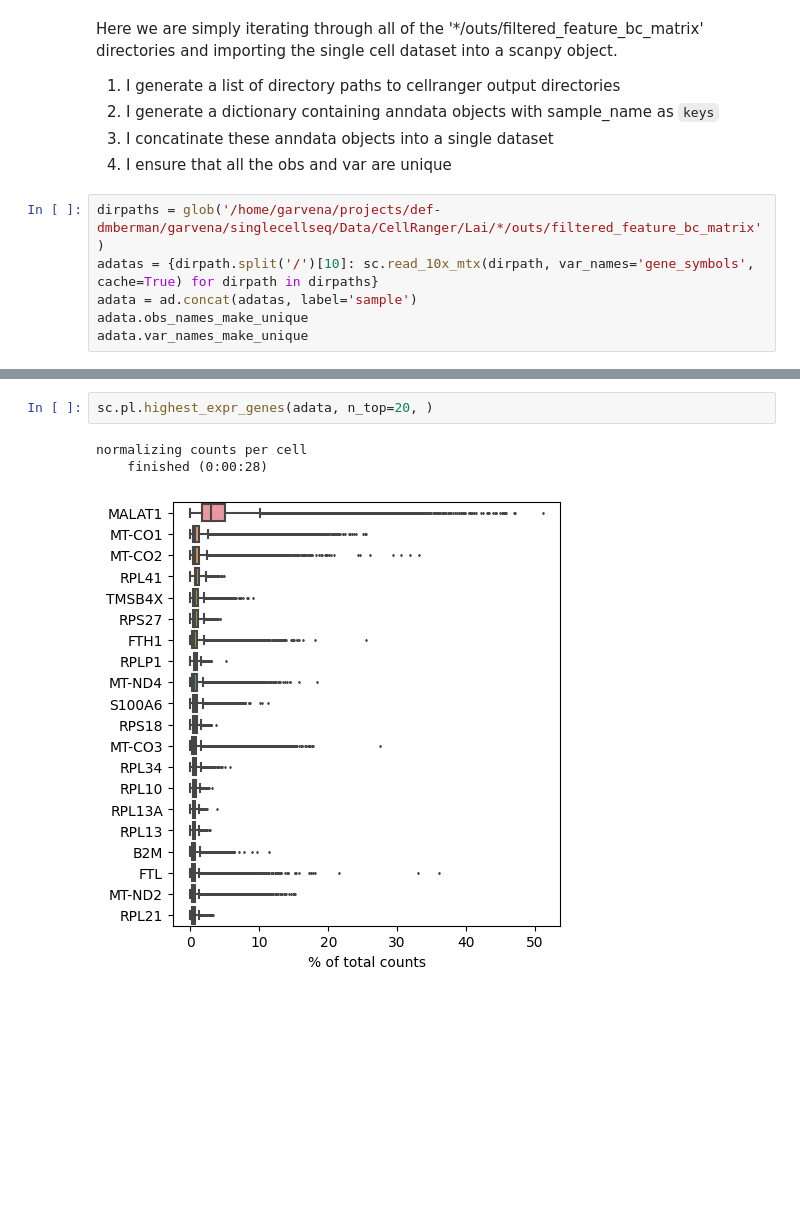
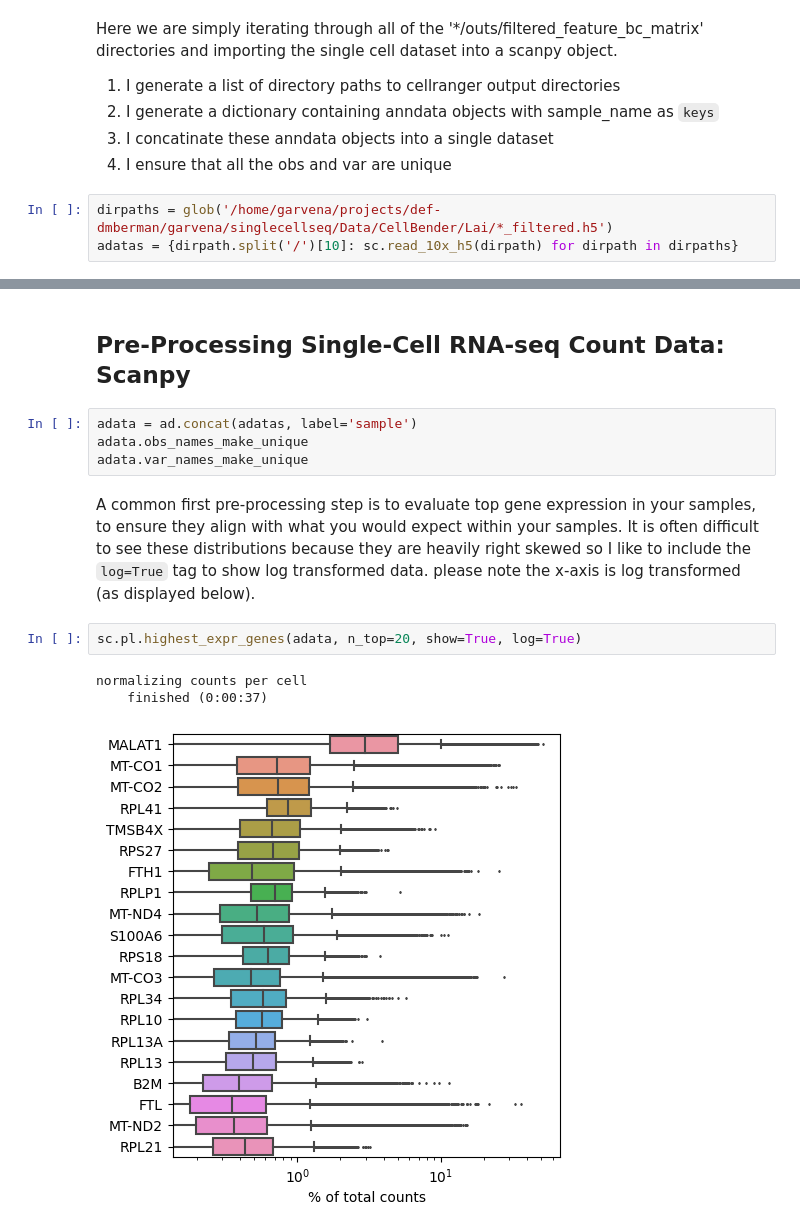
Before and after one commit to AndrewGarven/SingleCellSeq, a Jupyter notebook: PythonScripts/Main.ipynb, the cells around one changed output, grey strips where cells are left out. Cells and saved outputs as stored; diff of their text form; blank space fills up the shorter version.

```diff
--- a/PythonScripts/Main.ipynb
+++ b/PythonScripts/Main.ipynb
@@ -20,9 +21,6 @@ Here we are simply iterating through all of the '*/outs/filtered_feature_bc_matr
 3. I concatinate these anndata objects into a single dataset
 4. I ensure that all the obs and var are unique
 # %%
-dirpaths = glob('/home/garvena/projects/def-dmberman/garvena/singlecellseq/Data/CellRanger/Lai/*/outs/filtered_feature_bc_matrix')
-adatas = {dirpath.split('/')[10]: sc.read_10x_mtx(dirpath, var_names='gene_symbols', cache=True) for dirpath in dirpaths}
-adata = ad.concat(adatas, label='sample')
-adata.obs_names_make_unique
-adata.var_names_make_unique
+dirpaths = glob('/home/garvena/projects/def-dmberman/garvena/singlecellseq/Data/CellBender/Lai/*_filtered.h5')
+adatas = {dirpath.split('/')[10]: sc.read_10x_h5(dirpath) for dirpath in dirpaths}
 # %% [output]
@@ -40,6 +68,14 @@ adata.var_names_make_unique
+# %% [markdown]
+## Pre-Processing Single-Cell RNA-seq Count Data: Scanpy
+# %%
+adata = ad.concat(adatas, label='sample')
+adata.obs_names_make_unique
+adata.var_names_make_unique
+# %% [markdown]
+A common first pre-processing step is to evaluate top gene expression in your samples, to ensure they align with what you would expect within your samples. It is often difficult to see these distributions because they are heavily right skewed so I like to include the `log=True` tag to show log transformed data. please note the x-axis is log transformed (as displayed below).
 # %%
-sc.pl.highest_expr_genes(adata, n_top=20, )
+sc.pl.highest_expr_genes(adata, n_top=20, show=True, log=True)
 # %% [output]
 normalizing counts per cell
-    finished (0:00:28)
+    finished (0:00:37)
-[figure, old version]
+[figure, new version]
```
Also changed, not shown: parts of 4 cells of this notebook, 1 other file.
